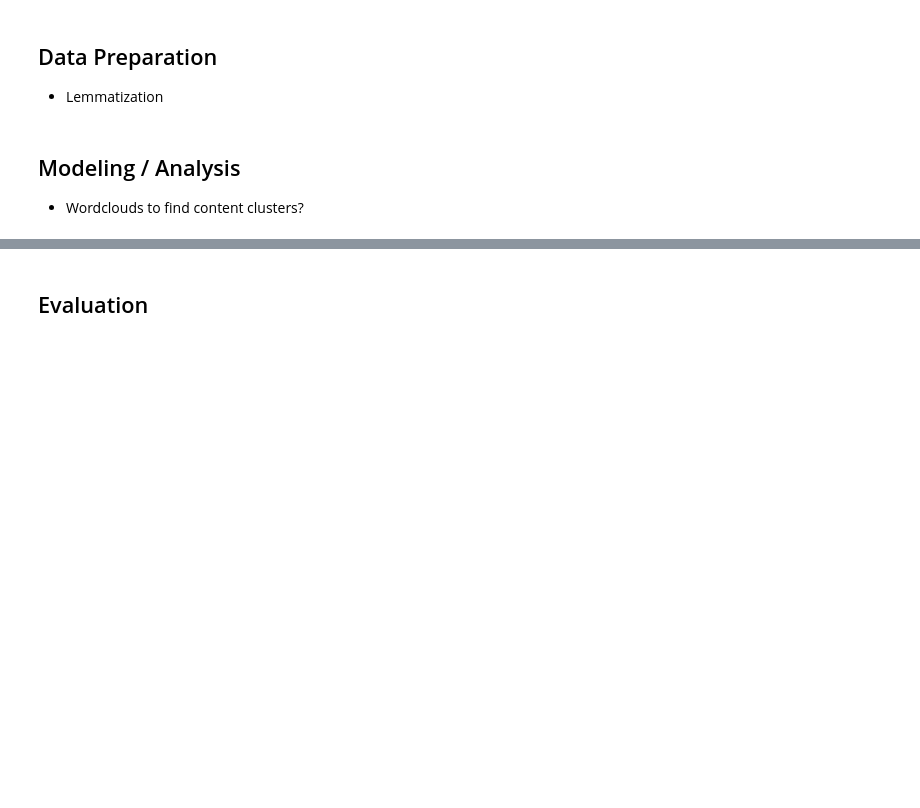
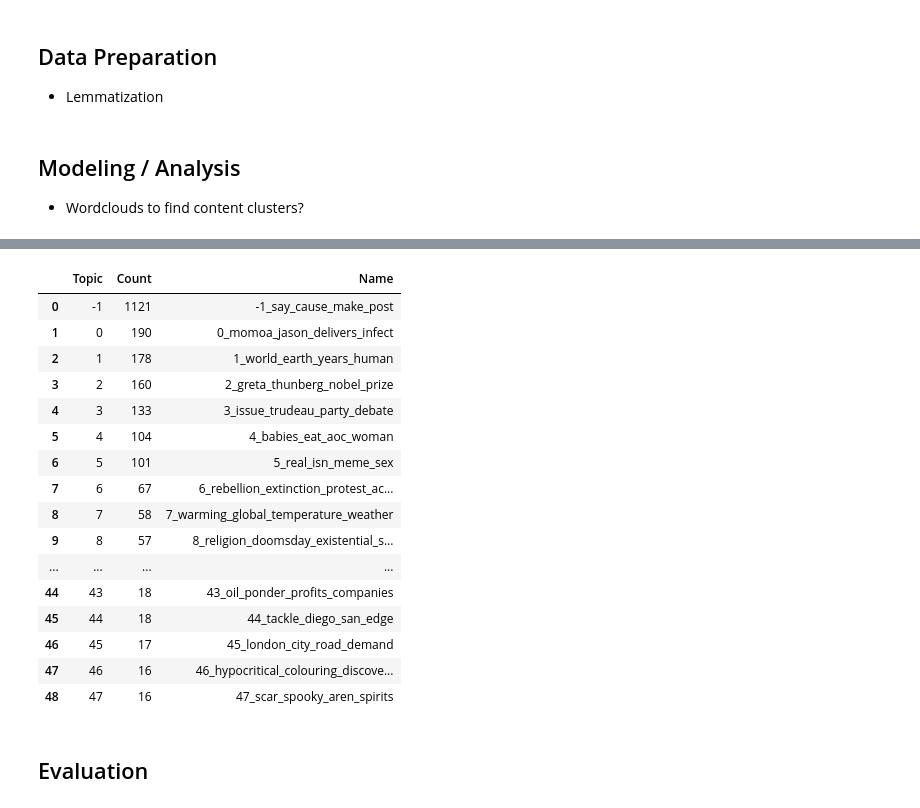
Before and after one commit to anjaghub/datascience_project_2023, a Jupyter notebook: reddit_climate_change.ipynb, the cells around one changed output, grey strips where cells are left out. Saved outputs shown, nothing was run; the diff lists cells and outputs as text; code cells hidden in the pictures; blank space fills up the shorter version.

Commit message:
BERT topic extraction
i tried BERT topic extraction for a small subset of our post data. It works but is hard to interpret.

```diff
--- a/reddit_climate_change.ipynb
+++ b/reddit_climate_change.ipynb
@@ -517,0 +553,45 @@ print(bot_reddits_posts_df)
+# %%
+# Drop any duplicates
+subset_posts = subset_posts.drop_duplicates(subset=["title","domain"])
+# %%
+# Preprocessing, Stopwords are needed to train BERT
+subset_posts["title_cleaned"] = subset_posts["title"].apply(lemmatize)
+subset_posts["title_cleaned"] = subset_posts["title_cleaned"].apply(remove_features)
+# %%
+# Remove "climate change"
+subset_posts['title_cleaned'] = subset_posts['title_cleaned'].str.replace('climate', '')
+subset_posts['title_cleaned'] = subset_posts['title_cleaned'].str.replace('change', '')
+# %%
+# Create one array of all titles, to feed it into BERT
+docs = subset_posts.title_cleaned.values
+# %%
+# BERT stepwise
+# Step 1 - Extract embeddings
+embedding_model = SentenceTransformer("all-MiniLM-L6-v2")
+
+# Step 2 - Reduce dimensionality
+umap_model = UMAP(n_neighbors=15, n_components=5, min_dist=0.0, metric='cosine')
+
+# Step 3 - Cluster reduced embeddings
+hdbscan_model = HDBSCAN(min_cluster_size=15, metric='euclidean', cluster_selection_method='eom', prediction_data=True)
+
+# Step 4 - Tokenize topics
+vectorizer_model = CountVectorizer(stop_words="english")
+
+# Step 5 - Create topic representation
+ctfidf_model = ClassTfidfTransformer()
+
+# All steps together
+topic_model = BERTopic(
+  embedding_model=embedding_model,    # Step 1 - Extract embeddings
+  umap_model=umap_model,              # Step 2 - Reduce dimensionality
+  hdbscan_model=hdbscan_model,        # Step 3 - Cluster reduced embeddings
+  vectorizer_model=vectorizer_model,  # Step 4 - Tokenize topics
+  ctfidf_model=ctfidf_model,          # Step 5 - Extract topic words
+  calculate_probabilities=True,
+  verbose=True
+)
+
+topics, probs = topic_model.fit_transform(docs)
+topic_model.get_topic_info()
+# %% [output]
@@ -517,0 +601,17 @@ print(bot_reddits_posts_df)
+|  | Topic | Count | Name |
+| 0 | -1 | 1121 | -1_say_cause_make_post |
+| 1 | 0 | 190 | 0_momoa_jason_delivers_infect |
+| 2 | 1 | 178 | 1_world_earth_years_human |
+| 3 | 2 | 160 | 2_greta_thunberg_nobel_prize |
+| 4 | 3 | 133 | 3_issue_trudeau_party_debate |
+| 5 | 4 | 104 | 4_babies_eat_aoc_woman |
+| 6 | 5 | 101 | 5_real_isn_meme_sex |
+| 7 | 6 | 67 | 6_rebellion_extinction_protest_ac... |
+| 8 | 7 | 58 | 7_warming_global_temperature_weather |
+| 9 | 8 | 57 | 8_religion_doomsday_existential_s... |
+| ... | ... | ... | ... |
+| 44 | 43 | 18 | 43_oil_ponder_profits_companies |
+| 45 | 44 | 18 | 44_tackle_diego_san_edge |
+| 46 | 45 | 17 | 45_london_city_road_demand |
+| 47 | 46 | 16 | 46_hypocritical_colouring_discove... |
+| 48 | 47 | 16 | 47_scar_spooky_aren_spirits |
```
Also changed, not shown: parts of 8 cells of this notebook.
